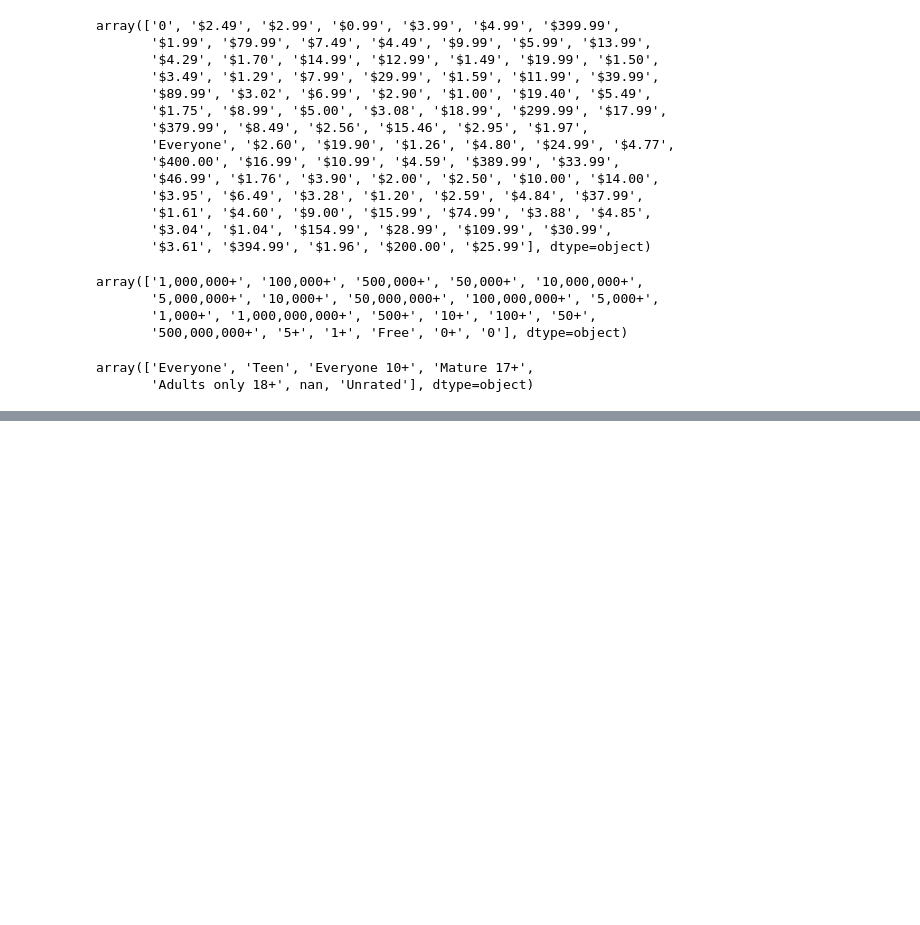
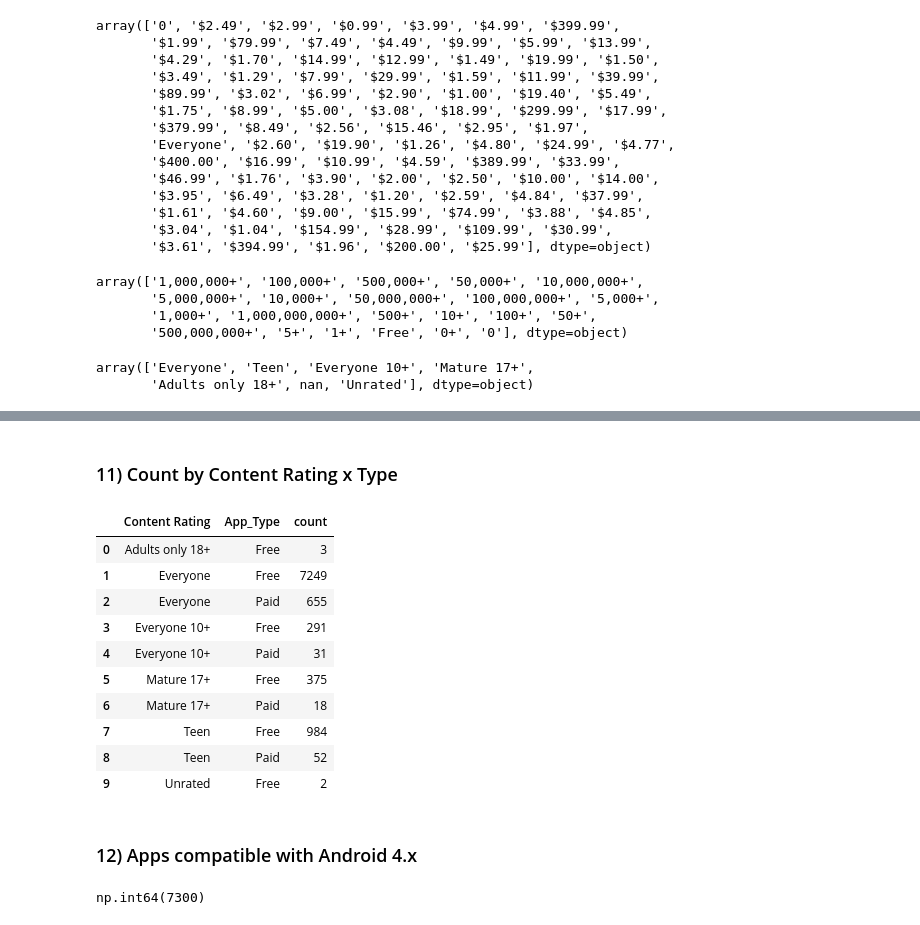
Before and after one commit to NsElgezawy/Play-Store-apps-data-cleaning-and-preprocessing, a Jupyter notebook: note.ipynb, the cells around one changed output, grey strips where cells are left out. Drawn from its saved outputs; the diff is of its cells as text; code cells hidden in the pictures; blank space fills up the shorter version.

```diff
--- a/note.ipynb
+++ b/note.ipynb
@@ -288,0 +439,23 @@ df = imputer.fit_transform(df)
+# %% [markdown]
+### 11) Count by Content Rating x Type
+# %%
+type_col = 'Type' if 'Type' in df.columns else 'App_Type'
+df.groupby(['Content Rating', type_col]).size().reset_index(name='count')
+# %% [output]
+|  | Content Rating | App_Type | count |
+| 0 | Adults only 18+ | Free | 3 |
+| 1 | Everyone | Free | 7249 |
+| 2 | Everyone | Paid | 655 |
+| 3 | Everyone 10+ | Free | 291 |
+| 4 | Everyone 10+ | Paid | 31 |
+| 5 | Mature 17+ | Free | 375 |
+| 6 | Mature 17+ | Paid | 18 |
+| 7 | Teen | Free | 984 |
+| 8 | Teen | Paid | 52 |
+| 9 | Unrated | Free | 2 |
+# %% [markdown]
+### 12) Apps compatible with Android 4.x
+# %%
+((df['Android_Ver'] >= 4.0) & (df['Android_Ver'] < 5.0)).sum()
+# %% [output]
+np.int64(7300)
```
Also changed, not shown: parts of 38 cells of this notebook.
